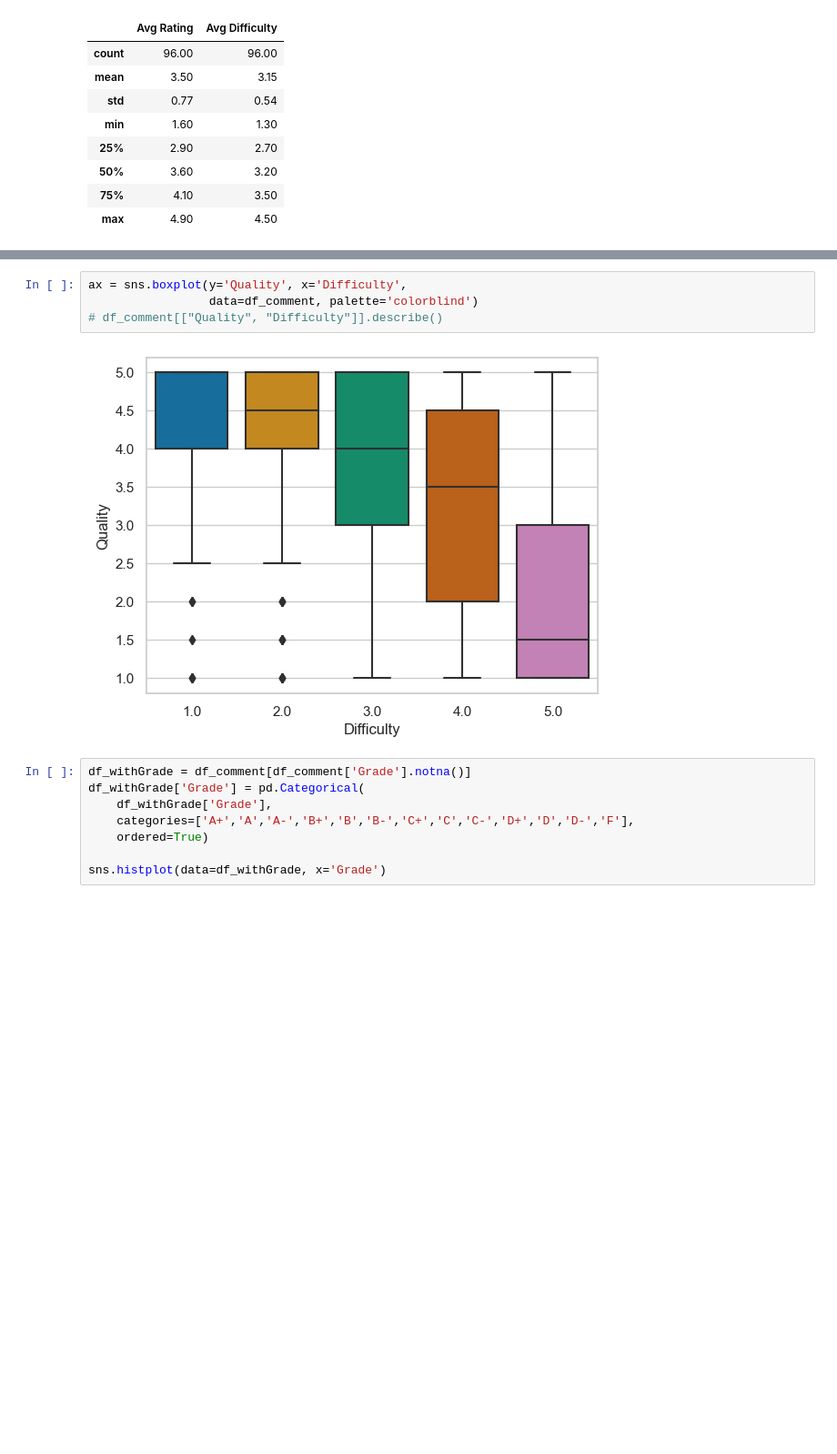
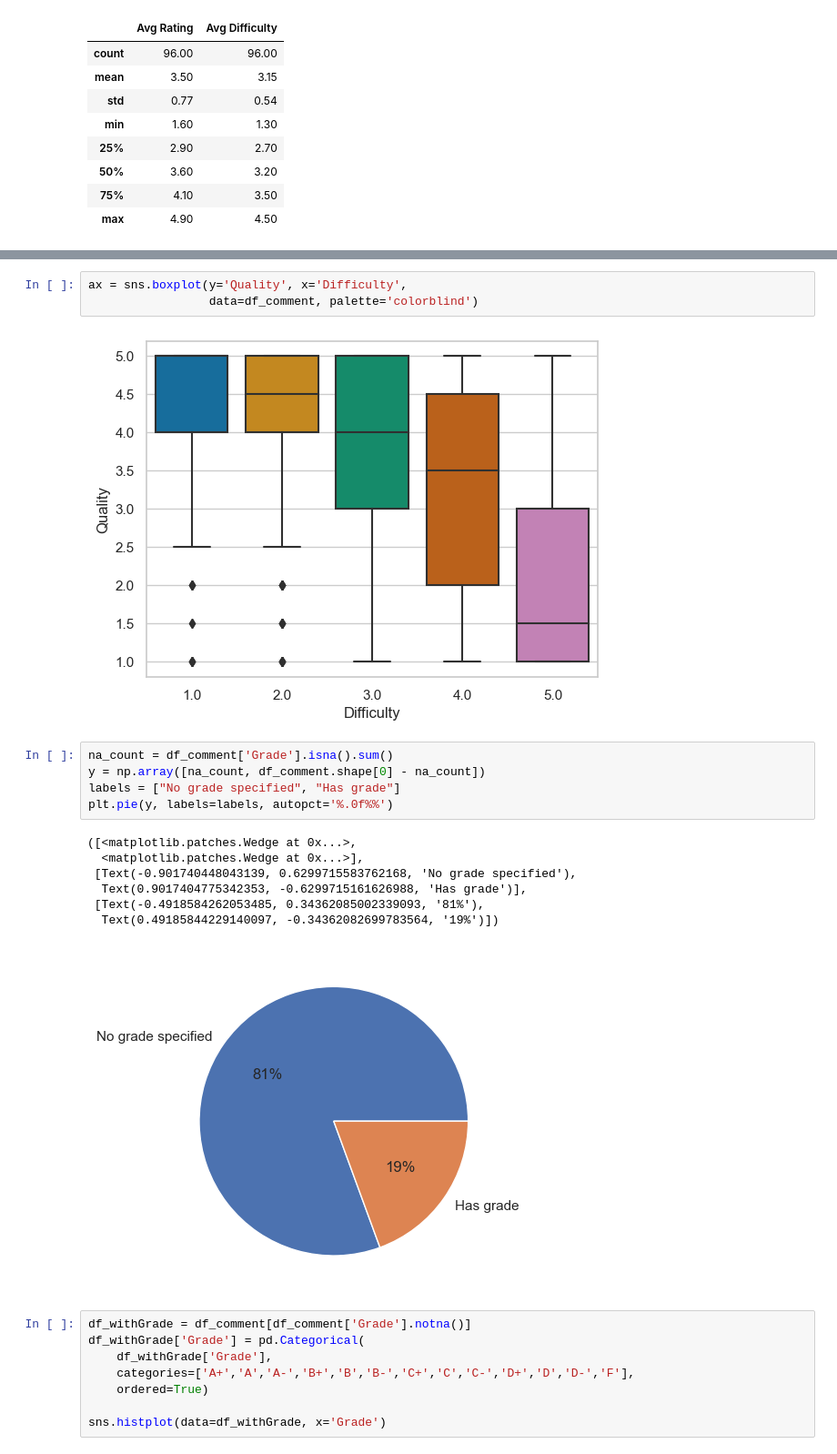
Before and after one commit to 99starman/RateMyProfScraper, a Jupyter notebook: RMP-analysis.ipynb, the cells around one changed output, grey strips where cells are left out. Shown at 91% size. Cells and saved outputs as stored; diff of their text form; blank space fills up the shorter version.

```diff
--- a/RMP-analysis.ipynb
+++ b/RMP-analysis.ipynb
@@ -67,9 +67,21 @@ print(df_comment.to_string(max_rows=10, max_colwidth=50))
 # %%
 ax = sns.boxplot(y='Quality', x='Difficulty',
                  data=df_comment, palette='colorblind')
-# df_comment[["Quality", "Difficulty"]].describe()
 # %% [output]
 [figure]
+# %%
+na_count = df_comment['Grade'].isna().sum()
+y = np.array([na_count, df_comment.shape[0] - na_count])
+labels = ["No grade specified", "Has grade"]
+plt.pie(y, labels=labels, autopct='%.0f%%')
+# %% [output]
+([<matplotlib.patches.Wedge at 0x...>,
+  <matplotlib.patches.Wedge at 0x...>],
+ [Text(-0.901740448043139, 0.6299715583762168, 'No grade specified'),
+  Text(0.9017404775342353, -0.6299715161626988, 'Has grade')],
+ [Text(-0.4918584262053485, 0.34362085002339093, '81%'),
+  Text(0.49185844229140097, -0.34362082699783564, '19%')])
+[figure, added]
 # %%
 df_withGrade = df_comment[df_comment['Grade'].notna()]
 df_withGrade['Grade'] = pd.Categorical(
```
Also changed, not shown: parts of 18 cells of this notebook.
